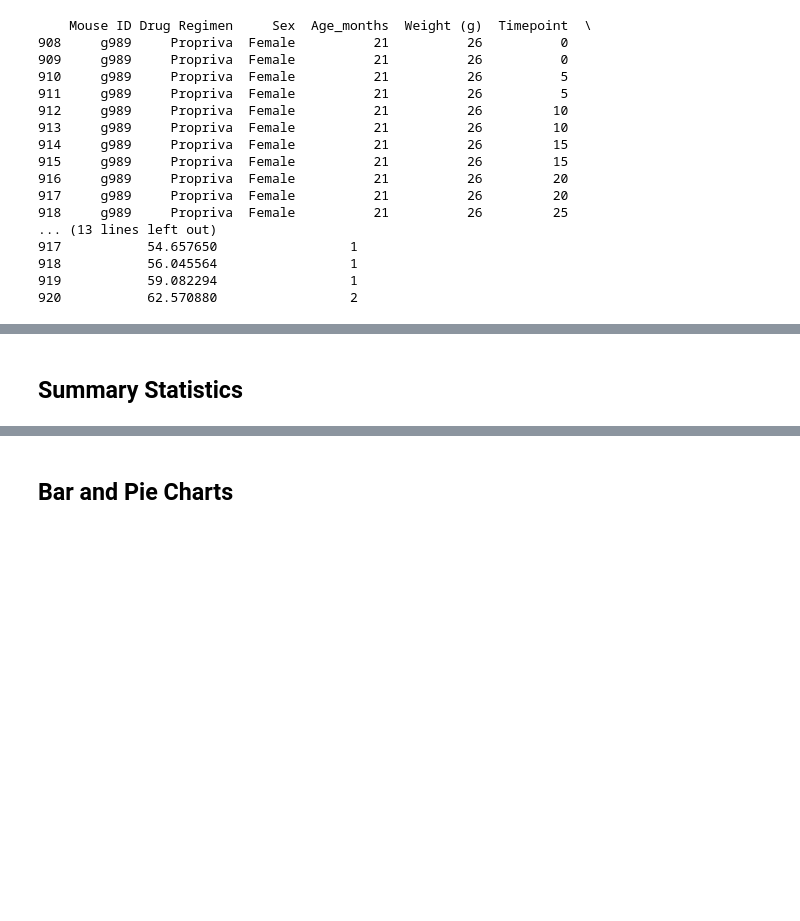
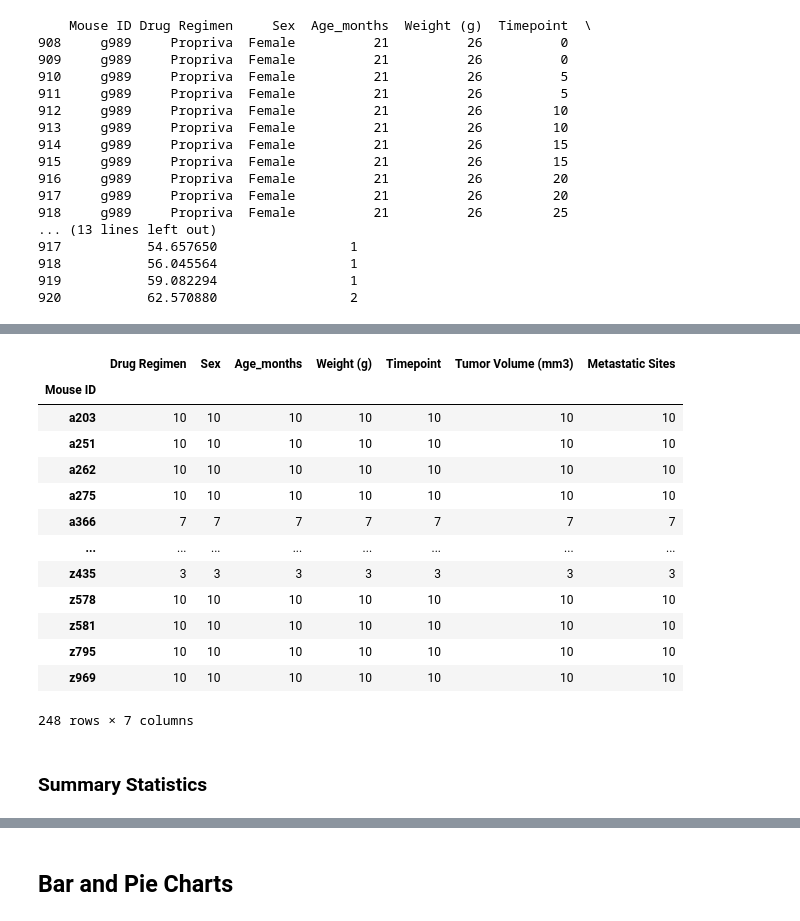
Before and after one commit to gigilynne/MatplotlibChallenge, a Jupyter notebook: pymaceuticals_analysis.ipynb, the cells around one changed output, grey strips where cells are left out. Drawn from its saved outputs; the diff is of its cells as text; code cells hidden in the pictures; blank space fills up the shorter version.

```diff
--- a/pymaceuticals_analysis.ipynb
+++ b/pymaceuticals_analysis.ipynb
@@ -96,6 +98,9 @@ print(only_dup_ID) # to check data
 920           62.570880                 2
 # %%
 # Create a clean DataFrame by dropping the duplicate mouse by its ID.
-clean_study_df = mouse_study_merge_df
-clean_study_df.drop(index = clean_study_df[dup_mice].index)
+clean_study_df = mouse_study_merge_df #named a variable for the cleaned df to avoid overwriting the original
+
+#use loc to remove the duplicate mouse ID, then print to check the data
+clean_study_df = clean_study_df.loc[clean_study_df['Mouse ID']!='g989']#index into the column, call the value
+clean_study_df
 # %% [output]
@@ -105,2 +120,27 @@ ValueError: Boolean array expected for the condition, not object
+# %%
+#set an index for regimen using Mouse ID for use in later analysis
+drug_regimen = clean_study_df.set_index(["Mouse ID"])["Drug Regimen"]
+# %%
+# Checking the number of mice in the clean DataFrame.
+clean_group = clean_study_df.groupby(['Mouse ID'])
+
+#Pull in the mean of rows/columns order to check data...#summary returns 248 rows and 7 colummns
+clean_group_df = clean_group.count()
+clean_group_df
+# %% [output]
+|  | Drug Regimen | Sex | Age_months | Weight (g) | Timepoint | Tumor Volume (mm3) | Metastatic Sites |
+| Mouse ID |  |  |  |  |  |  |  |
+| a203 | 10 | 10 | 10 | 10 | 10 | 10 | 10 |
+| a251 | 10 | 10 | 10 | 10 | 10 | 10 | 10 |
+| a262 | 10 | 10 | 10 | 10 | 10 | 10 | 10 |
+| a275 | 10 | 10 | 10 | 10 | 10 | 10 | 10 |
+| a366 | 7 | 7 | 7 | 7 | 7 | 7 | 7 |
+| ... | ... | ... | ... | ... | ... | ... | ... |
+| z435 | 3 | 3 | 3 | 3 | 3 | 3 | 3 |
+| z578 | 10 | 10 | 10 | 10 | 10 | 10 | 10 |
+| z581 | 10 | 10 | 10 | 10 | 10 | 10 | 10 |
+| z795 | 10 | 10 | 10 | 10 | 10 | 10 | 10 |
+| z969 | 10 | 10 | 10 | 10 | 10 | 10 | 10 |
+248 rows × 7 columns
 # %% [markdown]
-## Summary Statistics
+### Summary Statistics
```
Also changed, not shown: parts of 8 cells of this notebook.
